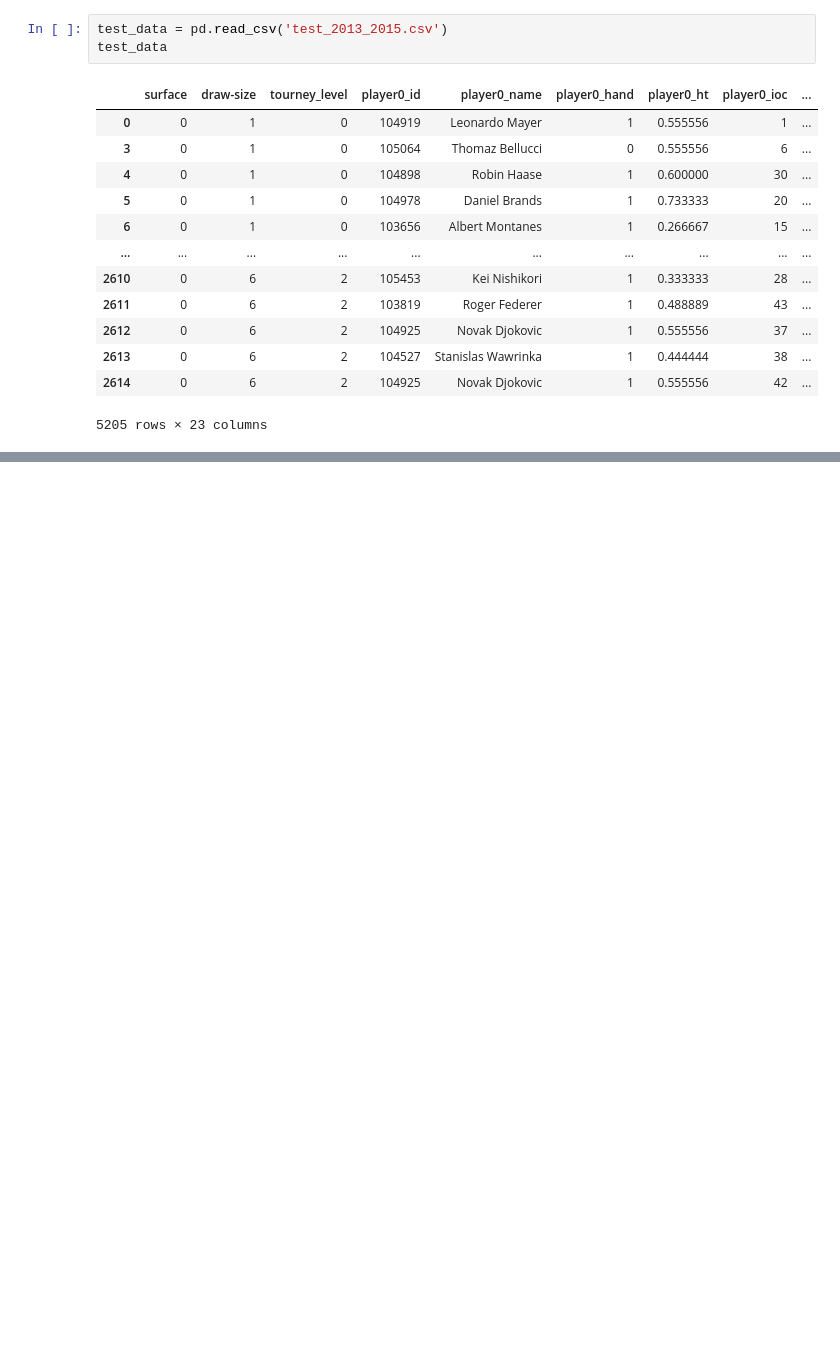
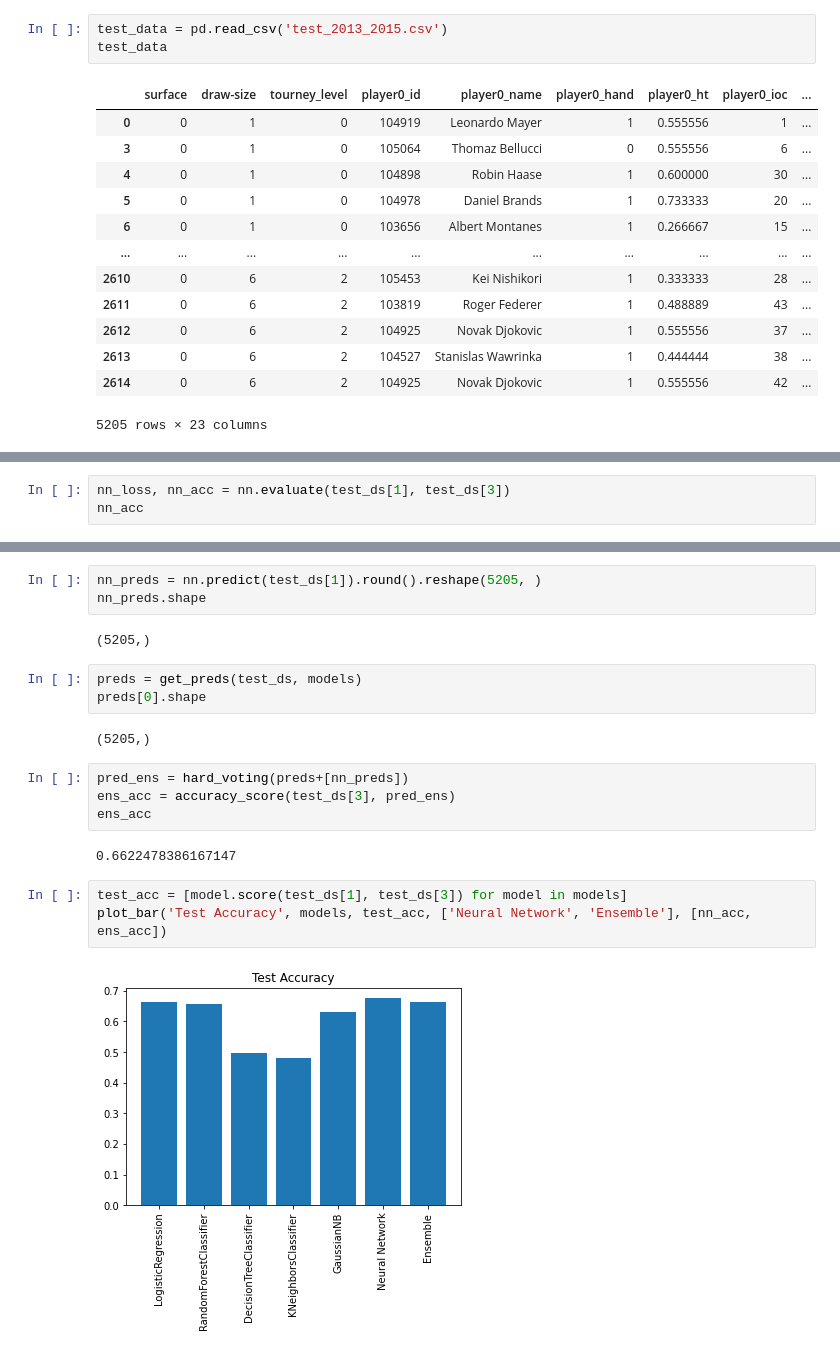
Before and after one commit to sparshpekhale/Tennis_match_prediction, a Jupyter notebook: test.ipynb, the cells around one changed output, grey strips where cells are left out. Cells and saved outputs as stored; diff of their text form; blank space fills up the shorter version.

```diff
--- a/test.ipynb
+++ b/test.ipynb
@@ -230,0 +247,3 @@ nn.evaluate(test_ds[0], test_ds[2])
+# %%
+nn_loss, nn_acc = nn.evaluate(test_ds[1], test_ds[3])
+nn_acc
@@ -230,0 +272,21 @@ nn.evaluate(test_ds[0], test_ds[2])
+# %%
+nn_preds = nn.predict(test_ds[1]).round().reshape(5205, )
+nn_preds.shape
+# %% [output]
+(5205,)
+# %%
+preds = get_preds(test_ds, models)
+preds[0].shape
+# %% [output]
+(5205,)
+# %%
+pred_ens = hard_voting(preds+[nn_preds])
+ens_acc = accuracy_score(test_ds[3], pred_ens)
+ens_acc
+# %% [output]
+0.6622478386167147
+# %%
+test_acc = [model.score(test_ds[1], test_ds[3]) for model in models]
+plot_bar('Test Accuracy', models, test_acc, ['Neural Network', 'Ensemble'], [nn_acc, ens_acc])
+# %% [output]
+[figure, added]
```
Also changed, not shown: parts of 21 cells of this notebook, 9 other files.
